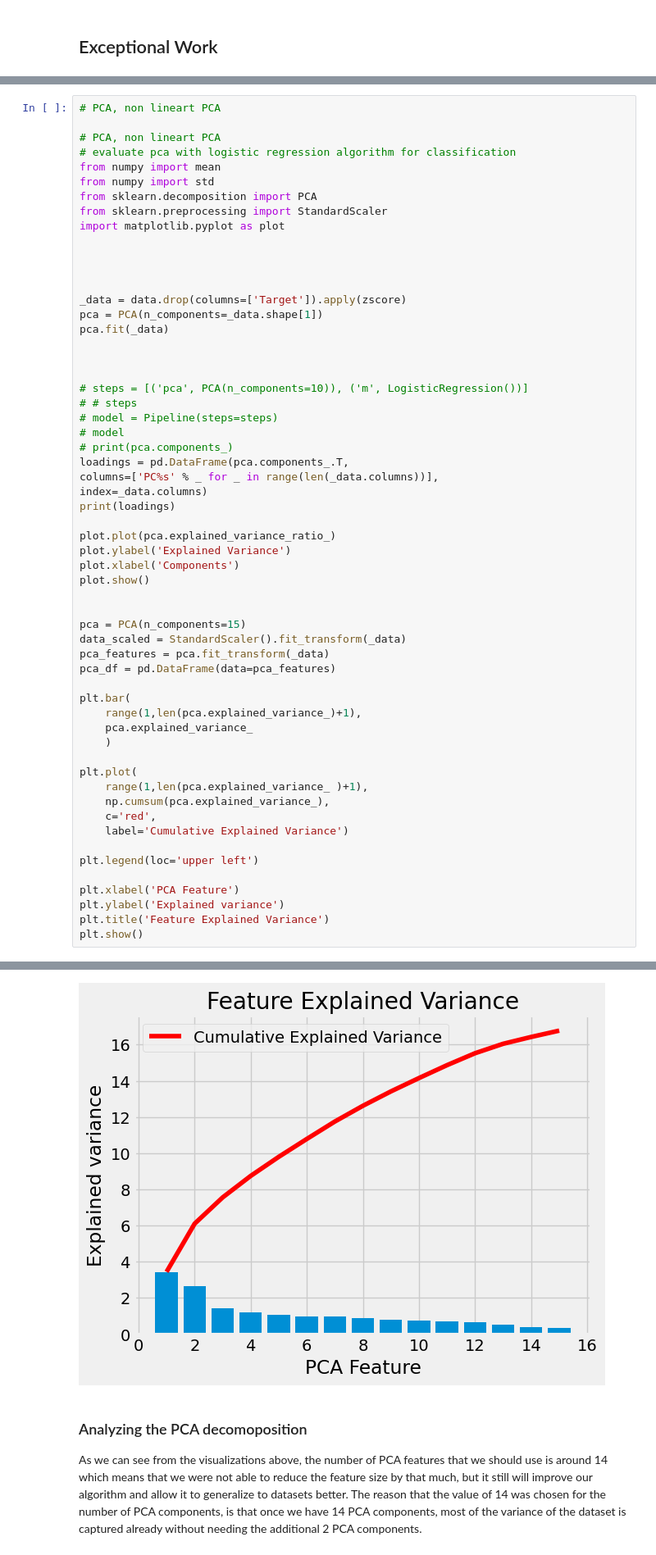
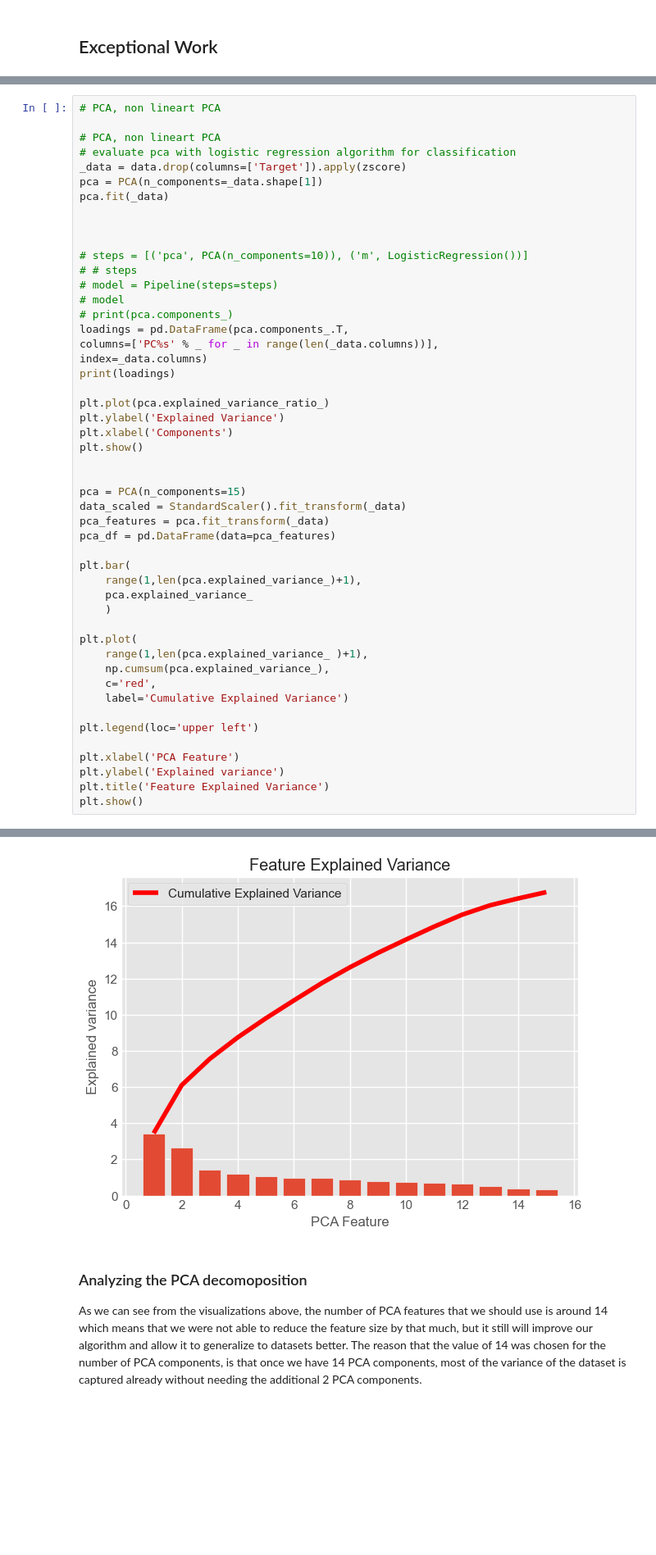
Before and after one commit to drodrigues01/Lab-One-Exploring-Table-Data, a Jupyter notebook: Lab One: Exploring Table Data.ipynb, the cells around one changed output, grey strips where cells are left out. Shown: that part at 82% size. Drawn from its saved outputs; the diff is of its cells as text; blank space fills up the shorter version.

```diff
--- a/Lab One: Exploring Table Data.ipynb
+++ b/Lab One: Exploring Table Data.ipynb
@@ -331,15 +334,6 @@ using at least two techniques of your choosing to reduce data dimensionality and
 
 # PCA, non lineart PCA
 # evaluate pca with logistic regression algorithm for classification
-from numpy import mean
-from numpy import std
-from sklearn.decomposition import PCA
-from sklearn.preprocessing import StandardScaler
-import matplotlib.pyplot as plot
-
-
-
-
 _data = data.drop(columns=['Target']).apply(zscore)
 pca = PCA(n_components=_data.shape[1])
 pca.fit(_data)
@@ -356,10 +350,10 @@ columns=['PC%s' % _ for _ in range(len(_data.columns))],
 index=_data.columns)
 print(loadings)
 
-plot.plot(pca.explained_variance_ratio_)
-plot.ylabel('Explained Variance')
-plot.xlabel('Components')
-plot.show()
+plt.plot(pca.explained_variance_ratio_)
+plt.ylabel('Explained Variance')
+plt.xlabel('Components')
+plt.show()
 
 
 pca = PCA(n_components=15)
@@ -406,4 +400,4 @@ Curricular units (without evaluations)  0.003951  0.002502
-[figure, old version]
+[figure, new version]
 # %% [markdown]
 ### Analyzing the PCA decomoposition
 As we can see from the visualizations above, the number of PCA features that we should use is around 14 which means that we were not able to reduce the feature size by that much, but it still will improve our algorithm and allow it to generalize to datasets better. The reason that the value of 14 was chosen for the number of PCA components, is that once we have 14 PCA components, most of the variance of the dataset is captured already without needing the additional 2 PCA components.
```
Also changed, not shown: parts of 12 cells of this notebook, 1 other file.
